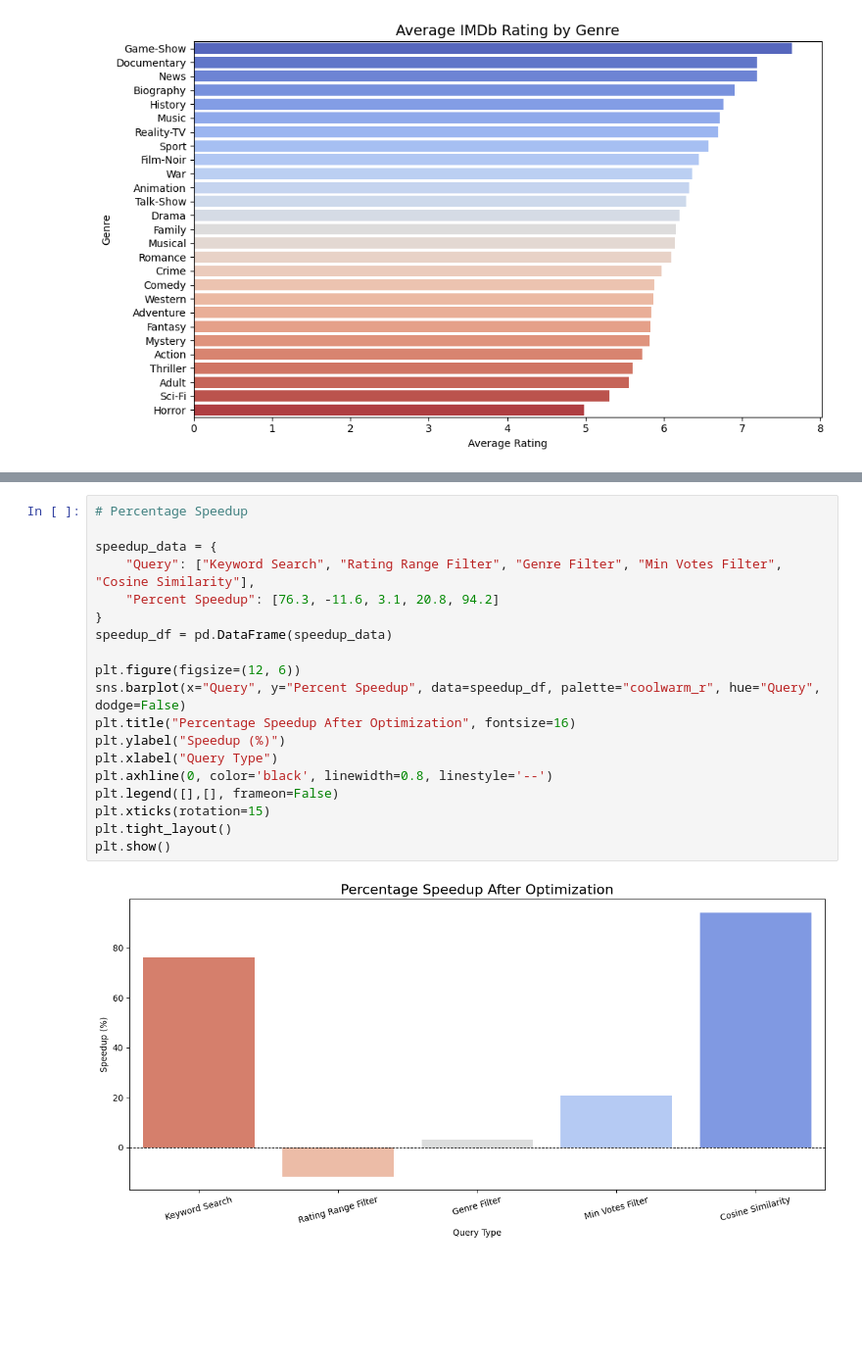
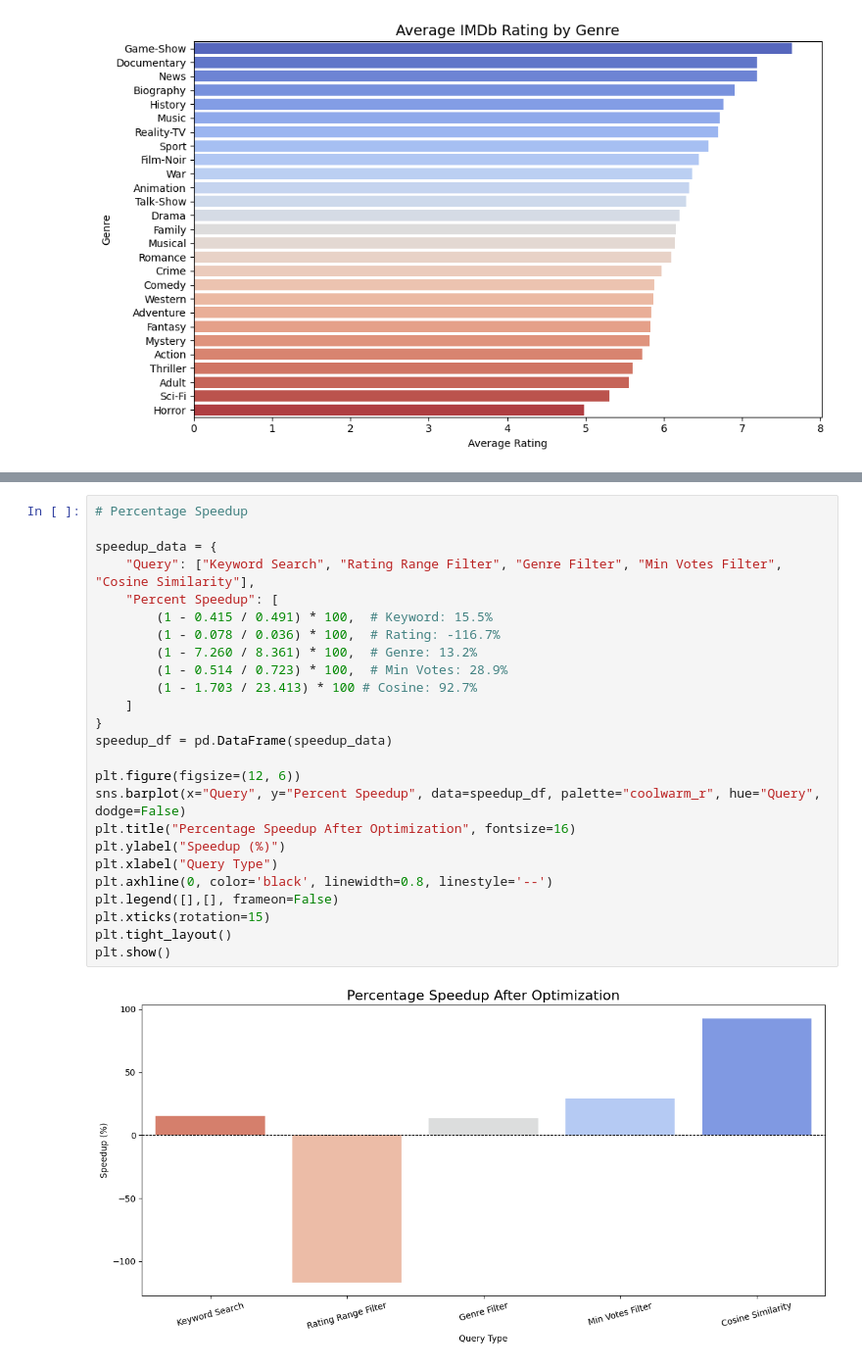
Before and after one commit to JeyyM/stadvdb-imdb, a Jupyter notebook: stadvdb-mco1-movie.ipynb, the cells around one changed output, grey strips where cells are left out. Shown at 98% size. Saved outputs shown, nothing was run; the diff lists cells and outputs as text; blank space fills up the shorter version.

```diff
--- a/stadvdb-mco1-movie.ipynb
+++ b/stadvdb-mco1-movie.ipynb
@@ -977,21 +957,27 @@ plt.show()
 # %%
 # Percentage Speedup
 
 speedup_data = {
     "Query": ["Keyword Search", "Rating Range Filter", "Genre Filter", "Min Votes Filter", "Cosine Similarity"],
-    "Percent Speedup": [76.3, -11.6, 3.1, 20.8, 94.2]
+    "Percent Speedup": [
+        (1 - 0.415 / 0.491) * 100,  # Keyword: 15.5%
+        (1 - 0.078 / 0.036) * 100,  # Rating: -116.7%
+        (1 - 7.260 / 8.361) * 100,  # Genre: 13.2%
+        (1 - 0.514 / 0.723) * 100,  # Min Votes: 28.9%
+        (1 - 1.703 / 23.413) * 100 # Cosine: 92.7%
+    ]
 }
 speedup_df = pd.DataFrame(speedup_data)
 
 plt.figure(figsize=(12, 6))
 sns.barplot(x="Query", y="Percent Speedup", data=speedup_df, palette="coolwarm_r", hue="Query", dodge=False)
 plt.title("Percentage Speedup After Optimization", fontsize=16)
 plt.ylabel("Speedup (%)")
 plt.xlabel("Query Type")
 plt.axhline(0, color='black', linewidth=0.8, linestyle='--')
 plt.legend([],[], frameon=False)
 plt.xticks(rotation=15)
 plt.tight_layout()
 plt.show()
 # %% [output]
-[figure, old version]
+[figure, new version]
```
Also changed, not shown: parts of 29 cells of this notebook.
